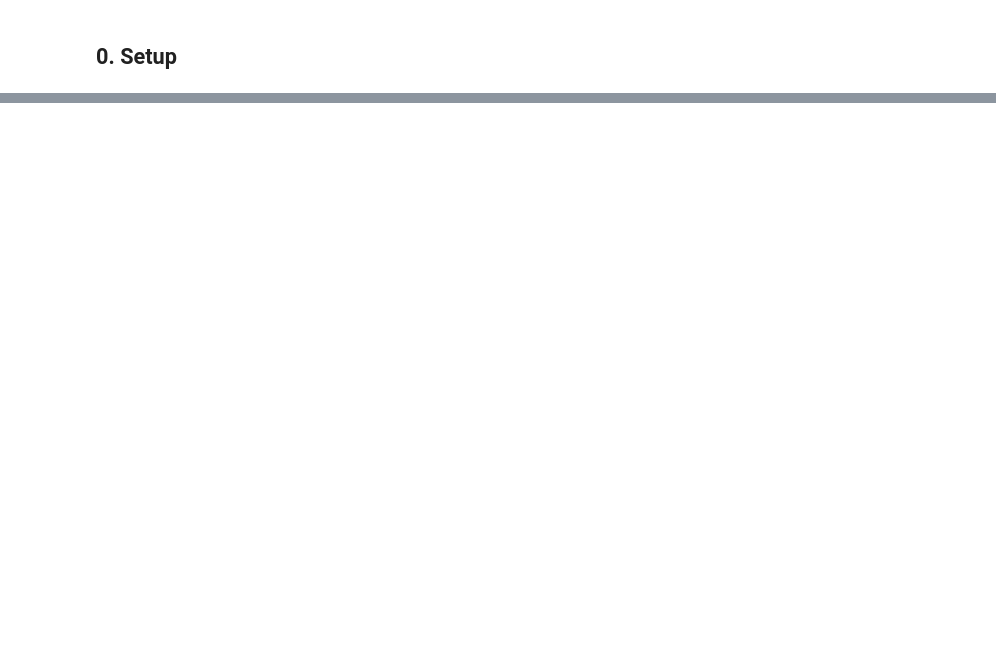
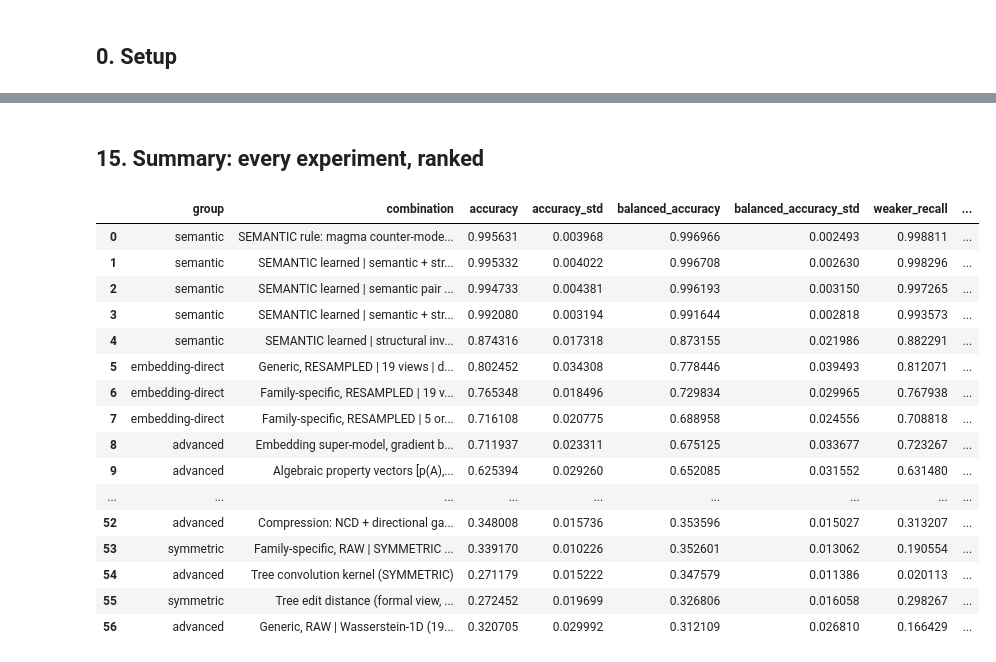
Before and after one commit to corpaci/semantic-diffchecking, a Jupyter notebook: etp-semantic-equivalence-repo-natural-latents (2)/notebooks/notebook_all_representations.ipynb, the cells around one changed output, grey strips where cells are left out. Saved outputs shown, nothing was run; the diff lists cells and outputs as text; code cells hidden in the pictures; blank space fills up the shorter version.

```diff
--- a/etp-semantic-equivalence-repo-natural-latents (2)/notebooks/notebook_all_representations.ipynb
+++ b/etp-semantic-equivalence-repo-natural-latents (2)/notebooks/notebook_all_representations.ipynb
@@ -1361,0 +551,35 @@ Just copy-paste these cells into your notebook after Section 7B, run them sequen
+# %%
+emb_results = [r for r in results if r.get('group') == 'embedding' and 'Mix' in r['label']]
+BEST_COMBO = max(emb_results, key=lambda r: r['balanced_accuracy'])['label'].split(' | ')[0]
+L_best = LOSSES[BEST_COMBO]
+print(f"Best latent set from Section 9: {BEST_COMBO}\n")
+
+family_rows = []
+for fam, views in REPRESENTATION_FAMILIES.items():
+    r_only = run_and_evaluate(loss_features(L_best, MIX_LOSSES, views), f"{BEST_COMBO} | family={fam} only", group='family')
+    rest = [v for v in ALL_VIEWS if v not in views]
+    r_wo = run_and_evaluate(loss_features(L_best, MIX_LOSSES, rest), f"{BEST_COMBO} | all but family={fam}", group='family')
+    family_rows.append({'family': fam, 'n_views': len(views),
+                        'only_this_family_bal_acc': r_only['balanced_accuracy'],
+                        'all_but_this_family_bal_acc': r_wo['balanced_accuracy']})
+family_df = pd.DataFrame(family_rows).sort_values('only_this_family_bal_acc', ascending=False)
+print(family_df.to_string(index=False, float_format='%.3f'))
+
+view_rows = []
+for v in ALL_VIEWS:
+    r = run_and_evaluate(loss_features(L_best, MIX_LOSSES, [v]), f"{BEST_COMBO} | single view={v}", group='view')
+    view_rows.append({'view': v, 'family': REP_TO_FAMILY[v], 'balanced_accuracy': r['balanced_accuracy'],
+                      'balanced_accuracy_std': r['balanced_accuracy_std'], 'accuracy': r['accuracy']})
+view_df = pd.DataFrame(view_rows).sort_values('balanced_accuracy', ascending=False).reset_index(drop=True)
+
+plt.figure(figsize=(9, 5))
+palette = dict(zip(REPRESENTATION_FAMILIES, sns.color_palette('tab10', len(REPRESENTATION_FAMILIES))))
+plt.barh(view_df['view'][::-1], view_df['balanced_accuracy'][::-1],
+         xerr=view_df['balanced_accuracy_std'][::-1], color=[palette[f] for f in view_df['family'][::-1]])
+plt.axvline(0.25, ls='--', color='grey', lw=1, label='chance (4 classes)')
+for fam, c in palette.items():
+    plt.barh([], [], color=c, label=fam)
+plt.xlabel('balanced accuracy (single view, Mix features)'); plt.legend(loc='lower right', fontsize=8)
+plt.title(f'Per-view signal, {BEST_COMBO}'); plt.tight_layout()
+plt.savefig(os.path.join(OUT_DIR, 'per_view_balanced_accuracy.png'), dpi=100); plt.show()
+view_df
@@ -1361,0 +933,30 @@ Just copy-paste these cells into your notebook after Section 7B, run them sequen
+# %% [markdown]
+## 15. Summary: every experiment, ranked
+# %%
+summary_df = pd.DataFrame([{
+    'group': r.get('group'), 'combination': r['label'],
+    'accuracy': r['accuracy'], 'accuracy_std': r['accuracy_std'],
+    'balanced_accuracy': r['balanced_accuracy'], 'balanced_accuracy_std': r['balanced_accuracy_std'],
+    'weaker_recall': r['recall'][2], 'n_features': r.get('n_features'),
+} for r in results if r.get('group') not in ('family', 'view')]).sort_values('balanced_accuracy', ascending=False).reset_index(drop=True)
+pd.set_option('display.max_colwidth', 100)
+pd.set_option('display.max_rows', 200)
+summary_df
+# %% [output]
+|  | group | combination | accuracy | accuracy_std | balanced_accuracy | balanced_accuracy_std | weaker_recall | ... |
+| 0 | semantic | SEMANTIC rule: magma counter-mode... | 0.995631 | 0.003968 | 0.996966 | 0.002493 | 0.998811 | ... |
+| 1 | semantic | SEMANTIC learned | semantic + str... | 0.995332 | 0.004022 | 0.996708 | 0.002630 | 0.998296 | ... |
+| 2 | semantic | SEMANTIC learned | semantic pair ... | 0.994733 | 0.004381 | 0.996193 | 0.003150 | 0.997265 | ... |
+| 3 | semantic | SEMANTIC learned | semantic + str... | 0.992080 | 0.003194 | 0.991644 | 0.002818 | 0.993573 | ... |
+| 4 | semantic | SEMANTIC learned | structural inv... | 0.874316 | 0.017318 | 0.873155 | 0.021986 | 0.882291 | ... |
+| 5 | embedding-direct | Generic, RESAMPLED | 19 views | d... | 0.802452 | 0.034308 | 0.778446 | 0.039493 | 0.812071 | ... |
+| 6 | embedding-direct | Family-specific, RESAMPLED | 19 v... | 0.765348 | 0.018496 | 0.729834 | 0.029965 | 0.767938 | ... |
+| 7 | embedding-direct | Family-specific, RESAMPLED | 5 or... | 0.716108 | 0.020775 | 0.688958 | 0.024556 | 0.708818 | ... |
+| 8 | advanced | Embedding super-model, gradient b... | 0.711937 | 0.023311 | 0.675125 | 0.033677 | 0.723267 | ... |
+| 9 | advanced | Algebraic property vectors [p(A),... | 0.625394 | 0.029260 | 0.652085 | 0.031552 | 0.631480 | ... |
+| ... | ... | ... | ... | ... | ... | ... | ... | ... |
+| 52 | advanced | Compression: NCD + directional ga... | 0.348008 | 0.015736 | 0.353596 | 0.015027 | 0.313207 | ... |
+| 53 | symmetric | Family-specific, RAW | SYMMETRIC ... | 0.339170 | 0.010226 | 0.352601 | 0.013062 | 0.190554 | ... |
+| 54 | advanced | Tree convolution kernel (SYMMETRIC) | 0.271179 | 0.015222 | 0.347579 | 0.011386 | 0.020113 | ... |
+| 55 | symmetric | Tree edit distance (formal view, ... | 0.272452 | 0.019699 | 0.326806 | 0.016058 | 0.298267 | ... |
+| 56 | advanced | Generic, RAW | Wasserstein-1D (19... | 0.320705 | 0.029992 | 0.312109 | 0.026810 | 0.166429 | ... |
```
Also changed, not shown: parts of 85 cells of this notebook, 7 other files.
